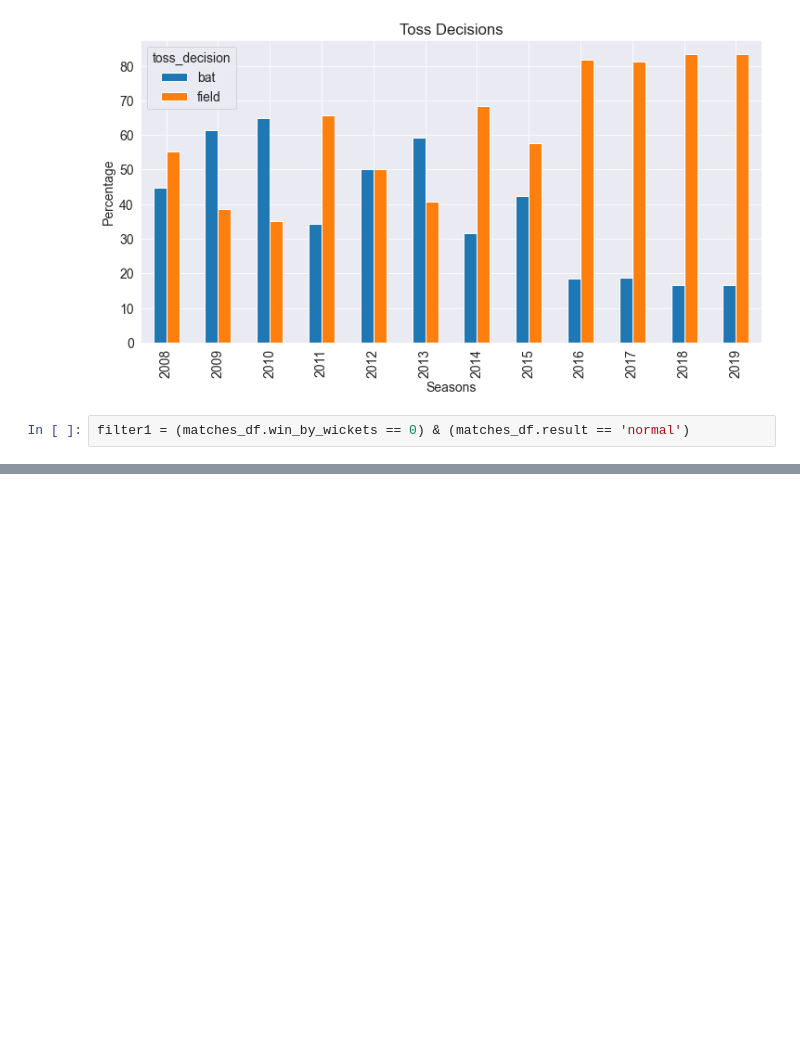
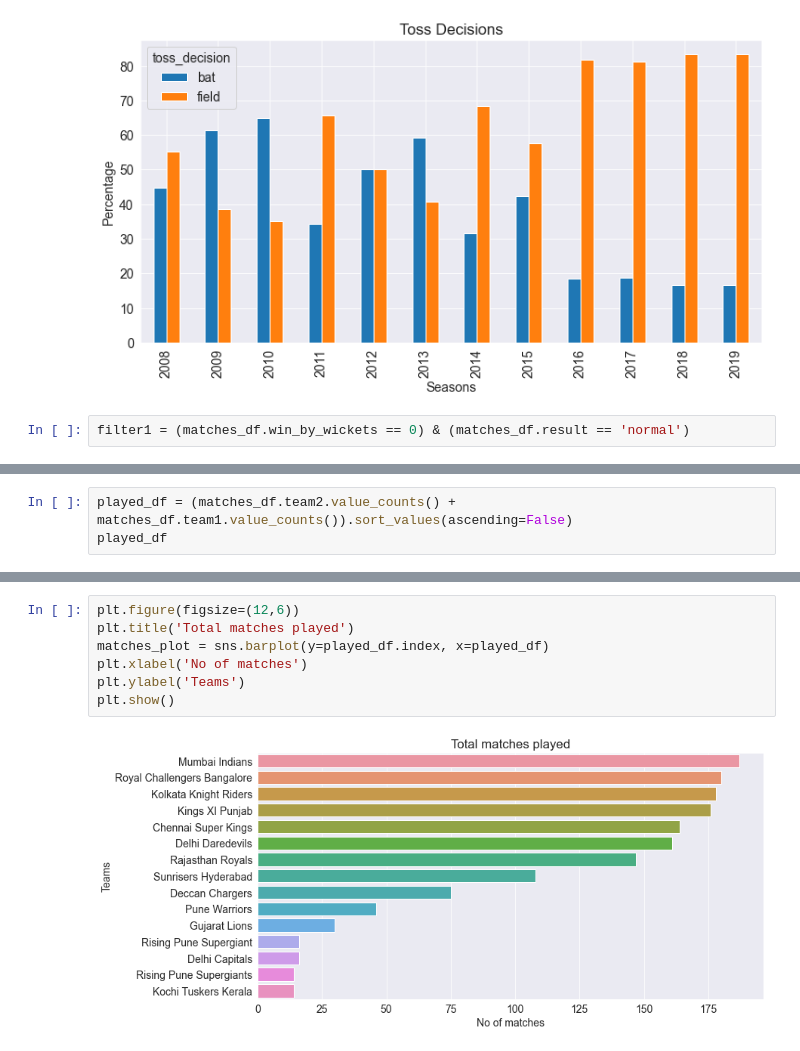
Before and after one commit to felixodette/Cricket, a Jupyter notebook: notebook.ipynb, the cells around one changed output, grey strips where cells are left out. Cells and saved outputs as stored; diff of their text form; blank space fills up the shorter version.

```diff
--- a/notebook.ipynb
+++ b/notebook.ipynb
@@ -94,0 +139,3 @@ wins_batting_first = matches_df[filter1].groupby('season').winner.count()/matche
+# %%
+played_df = (matches_df.team2.value_counts() + matches_df.team1.value_counts()).sort_values(ascending=False)
+played_df
@@ -94,0 +159,9 @@ wins_batting_first = matches_df[filter1].groupby('season').winner.count()/matche
+# %%
+plt.figure(figsize=(12,6))
+plt.title('Total matches played')
+matches_plot = sns.barplot(y=played_df.index, x=played_df)
+plt.xlabel('No of matches')
+plt.ylabel('Teams')
+plt.show()
+# %% [output]
+[figure, added]
```
Also changed, not shown: parts of 9 cells of this notebook.
